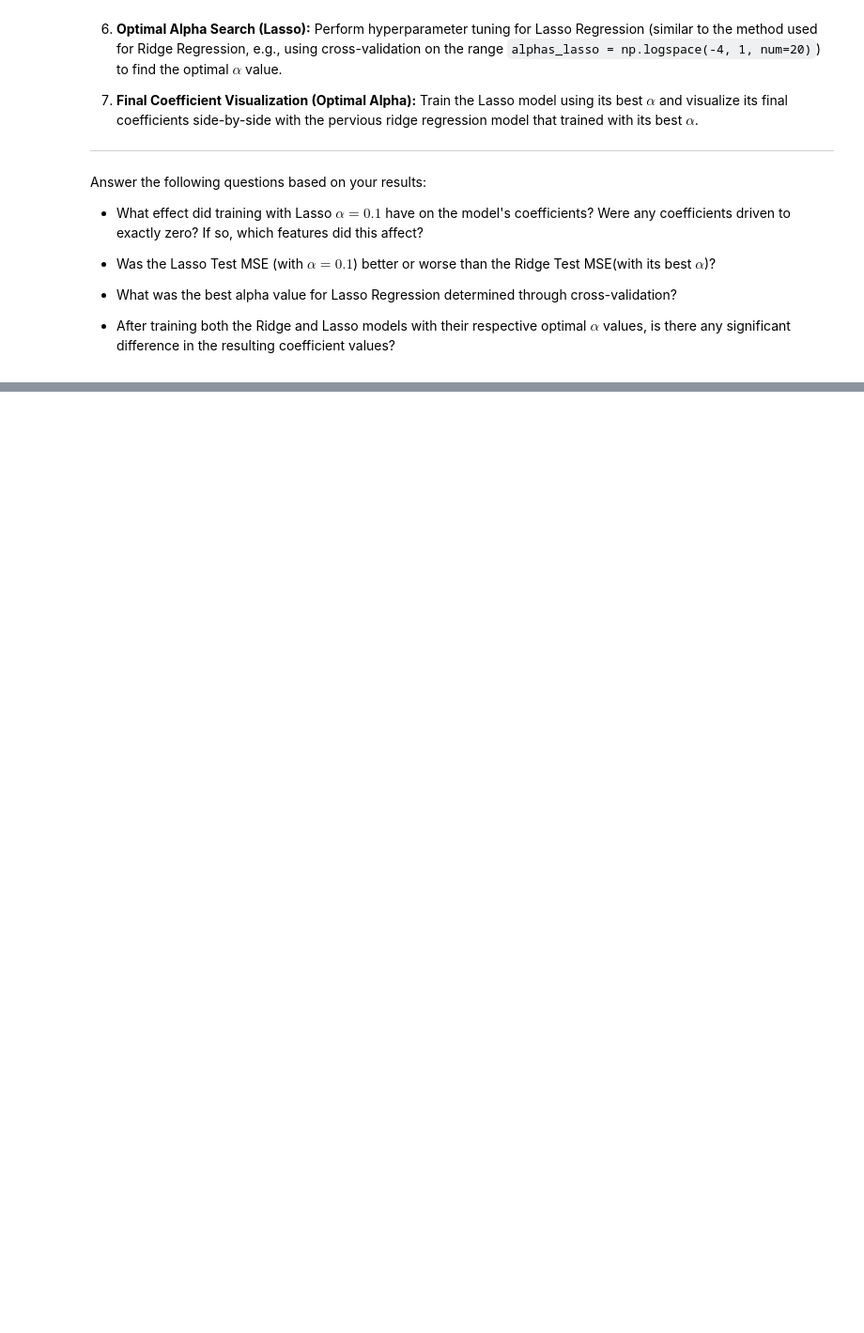
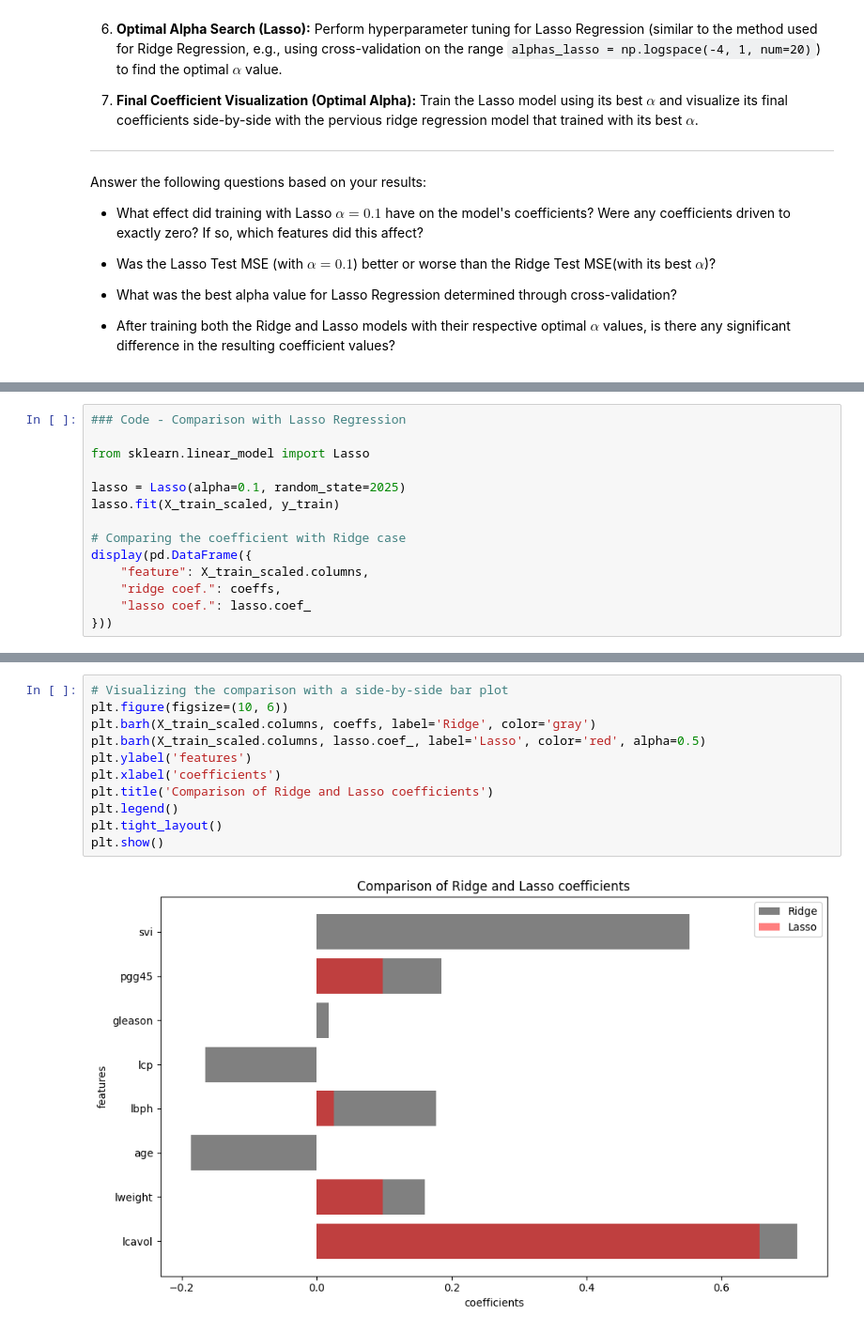
Before and after one commit to Sergei-N-Fedorov/Data_Analysis, a Jupyter notebook: Sergei_Fedorov_DAKD_2025_exercise_2.ipynb, the cells around one changed output, grey strips where cells are left out. Shown: that part at 94% size. Saved outputs shown, nothing was run; the diff lists cells and outputs as text; blank space fills up the shorter version.

```diff
--- a/Sergei_Fedorov_DAKD_2025_exercise_2.ipynb
+++ b/Sergei_Fedorov_DAKD_2025_exercise_2.ipynb
@@ -1163,0 +1264,14 @@ from sklearn.linear_model import Lasso
+# %%
+### Code - Comparison with Lasso Regression
+
+from sklearn.linear_model import Lasso
+
+lasso = Lasso(alpha=0.1, random_state=2025)
+lasso.fit(X_train_scaled, y_train)
+
+# Comparing the coefficient with Ridge case
+display(pd.DataFrame({
+    "feature": X_train_scaled.columns,
+    "ridge coef.": coeffs,
+    "lasso coef.": lasso.coef_
+}))
@@ -1163,0 +1288,13 @@ from sklearn.linear_model import Lasso
+# %%
+# Visualizing the comparison with a side-by-side bar plot
+plt.figure(figsize=(10, 6))
+plt.barh(X_train_scaled.columns, coeffs, label='Ridge', color='gray')
+plt.barh(X_train_scaled.columns, lasso.coef_, label='Lasso', color='red', alpha=0.5)
+plt.ylabel('features')
+plt.xlabel('coefficients')
+plt.title('Comparison of Ridge and Lasso coefficients')
+plt.legend()
+plt.tight_layout()
+plt.show()
+# %% [output]
+[figure, added]
```
Also changed, not shown: parts of 21 cells of this notebook.
